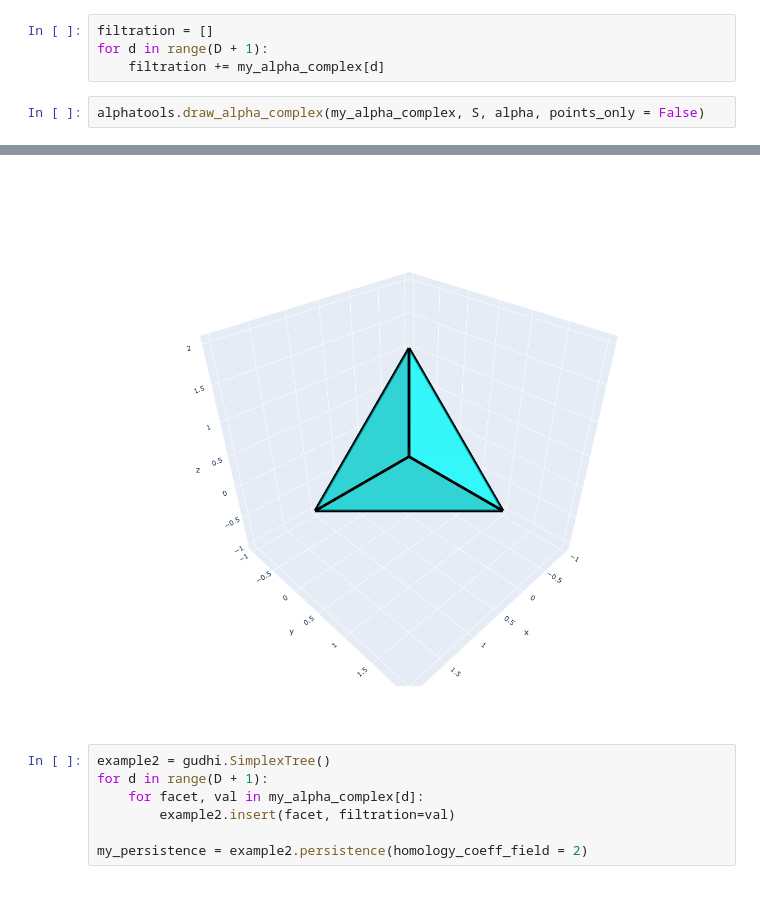
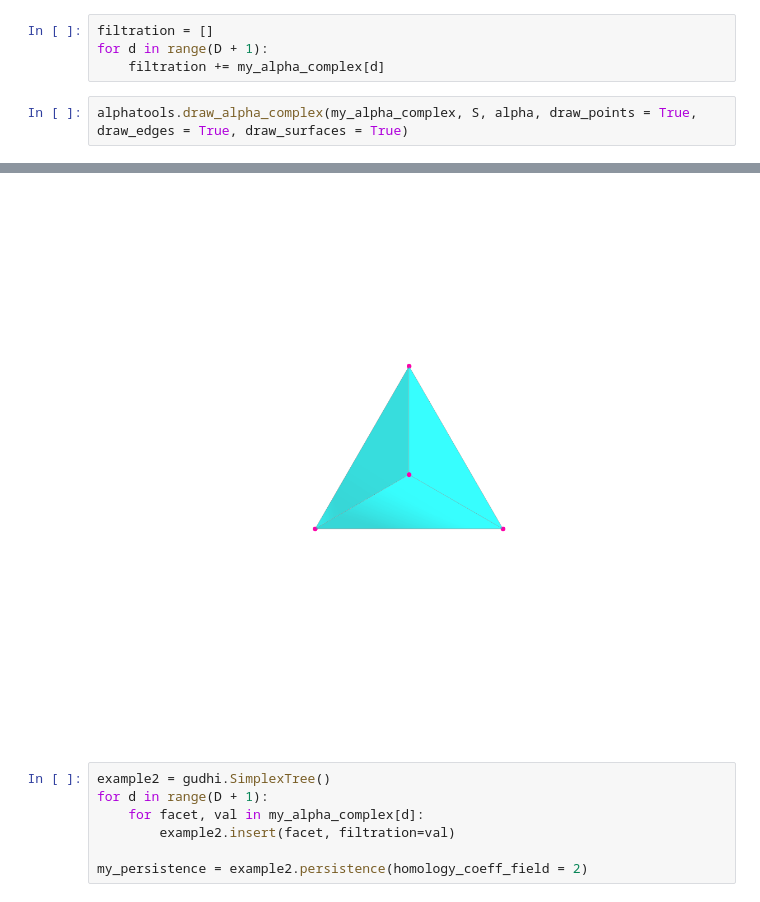
Before and after one commit to gdepaul/DensiTDA, a Jupyter notebook: Alpha Complex - Basic 3D Example.ipynb, the cells around one changed output, grey strips where cells are left out. Cells and saved outputs as stored; diff of their text form.

Commit message:
Fixed a couple of visualization issues

```diff
--- a/Alpha Complex - Basic 3D Example.ipynb
+++ b/Alpha Complex - Basic 3D Example.ipynb
@@ -41,10 +42,10 @@ filtration = []
 for d in range(D + 1):
     filtration += my_alpha_complex[d]
 # %%
-alphatools.draw_alpha_complex(my_alpha_complex, S, alpha, points_only = False)
+alphatools.draw_alpha_complex(my_alpha_complex, S, alpha, draw_points = True, draw_edges = True, draw_surfaces = True)
 # %% [output]
 [interactive output not drawn]
-[figure, old version]
+[figure, new version]
 # %%
 example2 = gudhi.SimplexTree()
 for d in range(D + 1):
```
Also changed, not shown: parts of 1 cell of this notebook, 3 other files.
